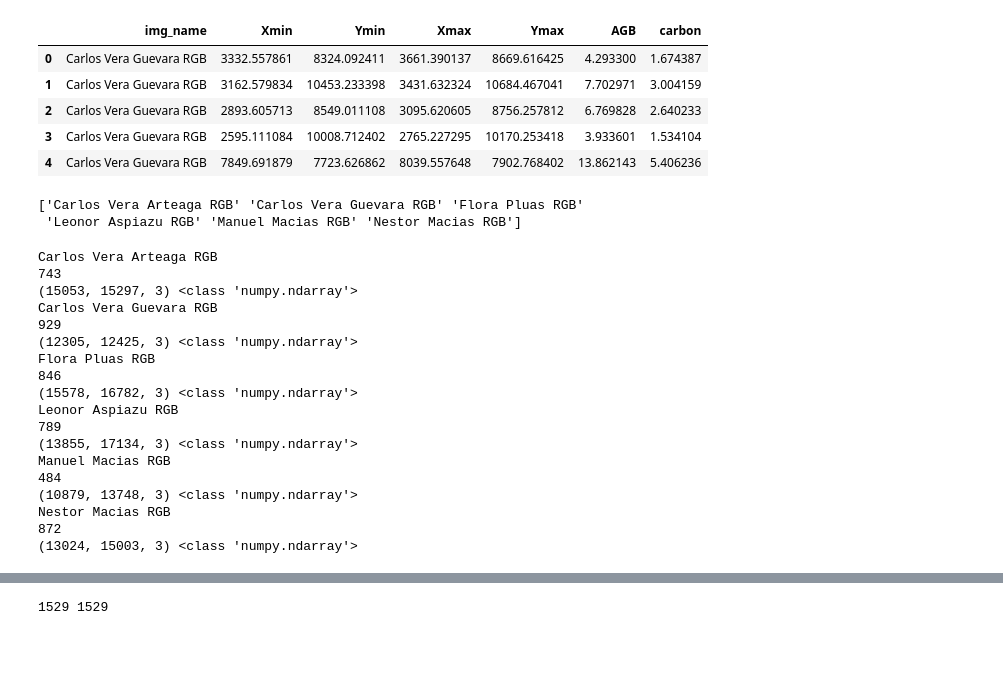
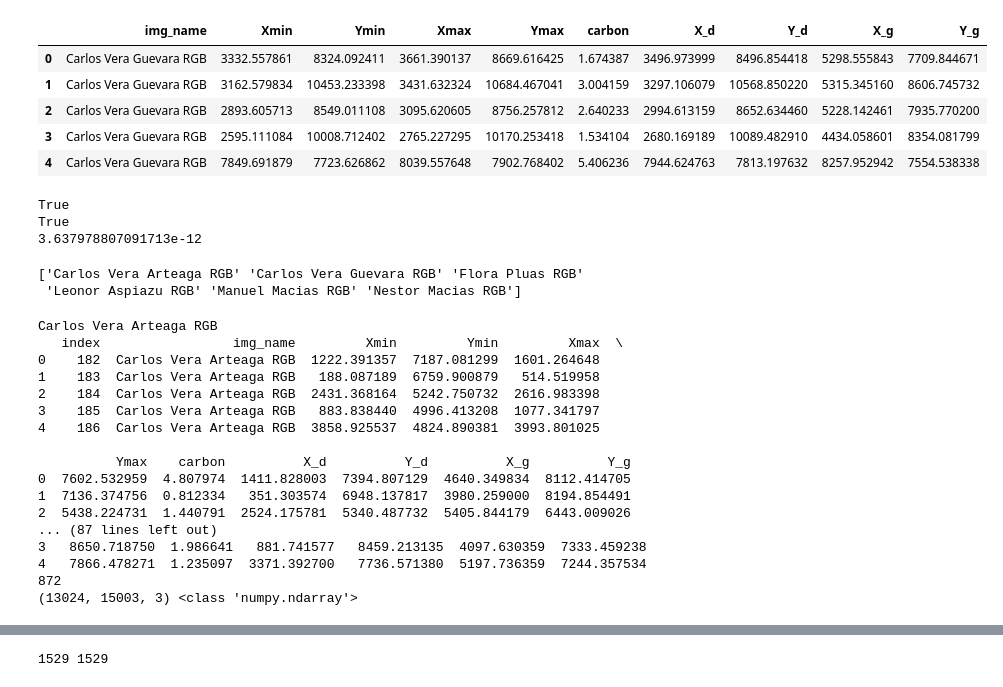
Before and after one commit to TimEngelmann/ai4est, a Jupyter notebook: exploration/tree_crowns_benchmark.ipynb, the cells around one changed output, grey strips where cells are left out. Cells and saved outputs as stored; diff of their text form; code cells hidden in the pictures; blank space fills up the shorter version.

```diff
--- a/exploration/tree_crowns_benchmark.ipynb
+++ b/exploration/tree_crowns_benchmark.ipynb
@@ -37,13 +27,22 @@ final_df.head()
 # %%
-my_df=  final_df[['img_name', 'Xmin', 'Ymin', 'Xmax', 'Ymax', 'AGB', 'carbon']]
+my_df=  final_df[['img_name', 'Xmin', 'Ymin', 'Xmax', 'Ymax', 'carbon', 'X_d', 'Y_d', 'X_g', 'Y_g']]
 my_df.head()
 # %% [output]
-|  | img_name | Xmin | Ymin | Xmax | Ymax | AGB | carbon |
-| 0 | Carlos Vera Guevara RGB | 3332.557861 | 8324.092411 | 3661.390137 | 8669.616425 | 4.293300 | 1.674387 |
-| 1 | Carlos Vera Guevara RGB | 3162.579834 | 10453.233398 | 3431.632324 | 10684.467041 | 7.702971 | 3.004159 |
-| 2 | Carlos Vera Guevara RGB | 2893.605713 | 8549.011108 | 3095.620605 | 8756.257812 | 6.769828 | 2.640233 |
-| 3 | Carlos Vera Guevara RGB | 2595.111084 | 10008.712402 | 2765.227295 | 10170.253418 | 3.933601 | 1.534104 |
-| 4 | Carlos Vera Guevara RGB | 7849.691879 | 7723.626862 | 8039.557648 | 7902.768402 | 13.862143 | 5.406236 |
+|  | img_name | Xmin | Ymin | Xmax | Ymax | carbon | X_d | Y_d | X_g | Y_g |
+| 0 | Carlos Vera Guevara RGB | 3332.557861 | 8324.092411 | 3661.390137 | 8669.616425 | 1.674387 | 3496.973999 | 8496.854418 | 5298.555843 | 7709.844671 |
+| 1 | Carlos Vera Guevara RGB | 3162.579834 | 10453.233398 | 3431.632324 | 10684.467041 | 3.004159 | 3297.106079 | 10568.850220 | 5315.345160 | 8606.745732 |
+| 2 | Carlos Vera Guevara RGB | 2893.605713 | 8549.011108 | 3095.620605 | 8756.257812 | 2.640233 | 2994.613159 | 8652.634460 | 5228.142461 | 7935.770200 |
+| 3 | Carlos Vera Guevara RGB | 2595.111084 | 10008.712402 | 2765.227295 | 10170.253418 | 1.534104 | 2680.169189 | 10089.482910 | 4434.058601 | 8354.081799 |
+| 4 | Carlos Vera Guevara RGB | 7849.691879 | 7723.626862 | 8039.557648 | 7902.768402 | 5.406236 | 7944.624763 | 7813.197632 | 8257.952942 | 7554.538338 |
+# %%
+print(np.all((my_df['Xmin']<= my_df['X_d'])&(my_df['X_d']<=my_df['Xmax'])))
+print(np.all((my_df['Ymin']<= my_df['Y_d'])&(my_df['Y_d']<=my_df['Ymax'])))
+print(np.max((my_df['Xmax']-my_df['Xmin'])/2 +my_df['Xmin']- my_df['X_d']))
+# X_d, Y_d are the center coordinates of the bounding boxes
+# %% [output]
+True
+True
+3.637978807091713e-12
 # %%
 sites= np.unique(final_df["img_name"])
 print(sites)
@@ -51,37 +50,44 @@ print(sites)
 ['Carlos Vera Arteaga RGB' 'Carlos Vera Guevara RGB' 'Flora Pluas RGB'
  'Leonor Aspiazu RGB' 'Manuel Macias RGB' 'Nestor Macias RGB']
 # %%
-tree_crowns = pd.DataFrame([] ,columns=["tree_img", "coord", "site", "carbon"])
+tree_crowns = pd.DataFrame([] ,columns=["tree_img", "coord", "x_center", "y_center",
+                                        "x_field", "y_field", "site", "carbon"])
 
 for site in sites:
     print(site)
     df_site= my_df[my_df['img_name']==site]
+    df_site= df_site.reset_index()
     print(len(df_site))
     image_site= cv2.imread(f"/Users/victoriabarenne/ai4good/dataset/sites/{site}_unpadded_image.png")
     print(image_site.shape, type(image_site))
     for i in range(len(df_site)):
-        tree_coord= np.array(my_df.iloc[i][['Xmin', 'Ymin', 'Xmax', 'Ymax']]).astype(int)
-        carbon= my_df.iloc[i]['carbon'].item()
+        tree_coord= np.array(df_site.iloc[i][['Xmin', 'Ymin', 'Xmax', 'Ymax']]).astype(int)
+        carbon= df_site.iloc[i]['carbon'].item()
         tree_img= image_site[tree_coord[1]:tree_coord[3], tree_coord[0]:tree_coord[2], :]
-        new_df=pd.DataFrame([[tree_img, tree_coord, site, carbon]], columns=tree_crowns.columns)
+        x_center= df_site.iloc[i]['X_d'].item()
+        y_center= df_site.iloc[i]['Y_d'].item()
+        x_field= df_site.iloc[i]['X_g'].item()
+        y_field= df_site.iloc[i]['Y_g'].item()
+
+        new_df=pd.DataFrame([[tree_img, tree_coord, x_center, y_center, x_field, y_field, site, carbon]],
+                            columns=tree_crowns.columns)
         tree_crowns=pd.concat([tree_crowns, new_df], ignore_index=True)
 # %% [output]
 Carlos Vera Arteaga RGB
-743
-(15053, 15297, 3) <class 'numpy.ndarray'>
-Carlos Vera Guevara RGB
-929
-(12305, 12425, 3) <class 'numpy.ndarray'>
-Flora Pluas RGB
-846
-(15578, 16782, 3) <class 'numpy.ndarray'>
-Leonor Aspiazu RGB
-789
-(13855, 17134, 3) <class 'numpy.ndarray'>
-Manuel Macias RGB
-484
-(10879, 13748, 3) <class 'numpy.ndarray'>
-Nestor Macias RGB
+   index                 img_name         Xmin         Ymin         Xmax  \
+0    182  Carlos Vera Arteaga RGB  1222.391357  7187.081299  1601.264648
+1    183  Carlos Vera Arteaga RGB   188.087189  6759.900879   514.519958
+2    184  Carlos Vera Arteaga RGB  2431.368164  5242.750732  2616.983398
+3    185  Carlos Vera Arteaga RGB   883.838440  4996.413208  1077.341797
+4    186  Carlos Vera Arteaga RGB  3858.925537  4824.890381  3993.801025
+
+          Ymax    carbon          X_d          Y_d          X_g          Y_g
+0  7602.532959  4.807974  1411.828003  7394.807129  4640.349834  8112.414705
+1  7136.374756  0.812334   351.303574  6948.137817  3980.259000  8194.854491
+2  5438.224731  1.440791  2524.175781  5340.487732  5405.844179  6443.009026
+... (87 lines left out)
+3   8650.718750  1.986641   881.741577   8459.213135  4097.630359  7333.459238
+4   7866.478271  1.235097  3371.392700   7736.571380  5197.736359  7244.357534
 872
 (13024, 15003, 3) <class 'numpy.ndarray'>
 # %%
```
Also changed, not shown: parts of 10 cells of this notebook, 1 other file.
